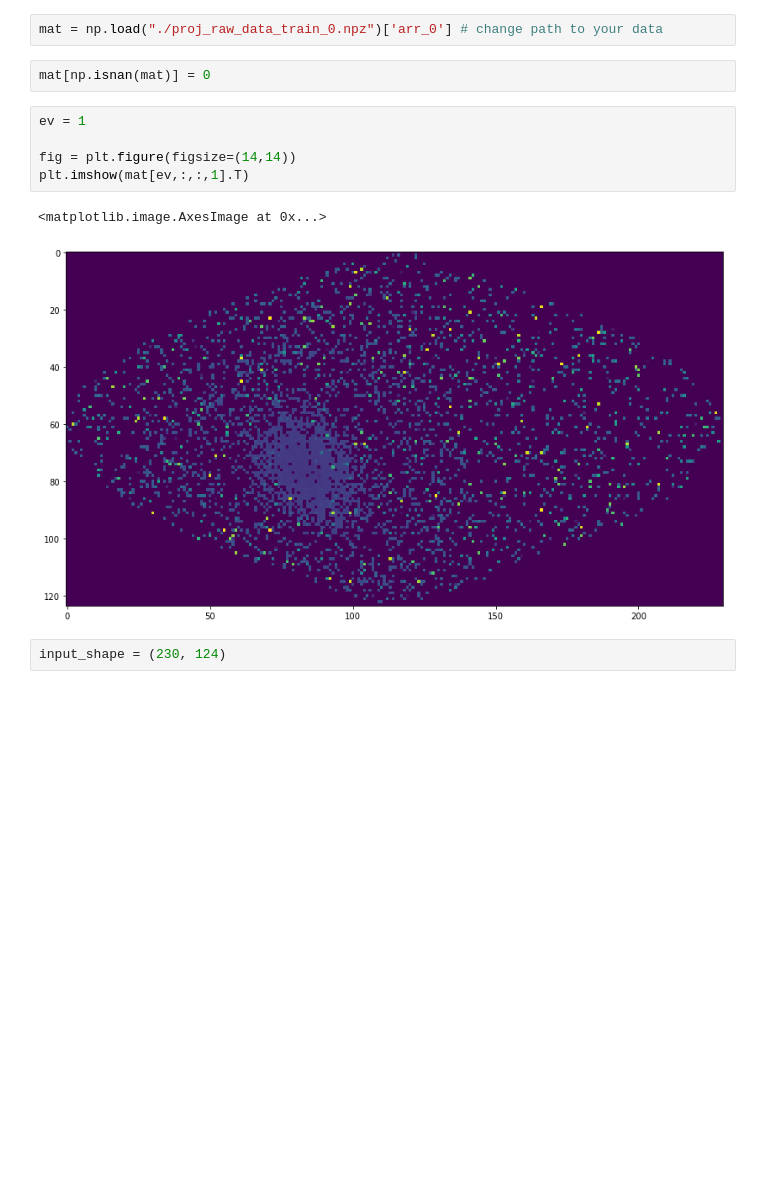
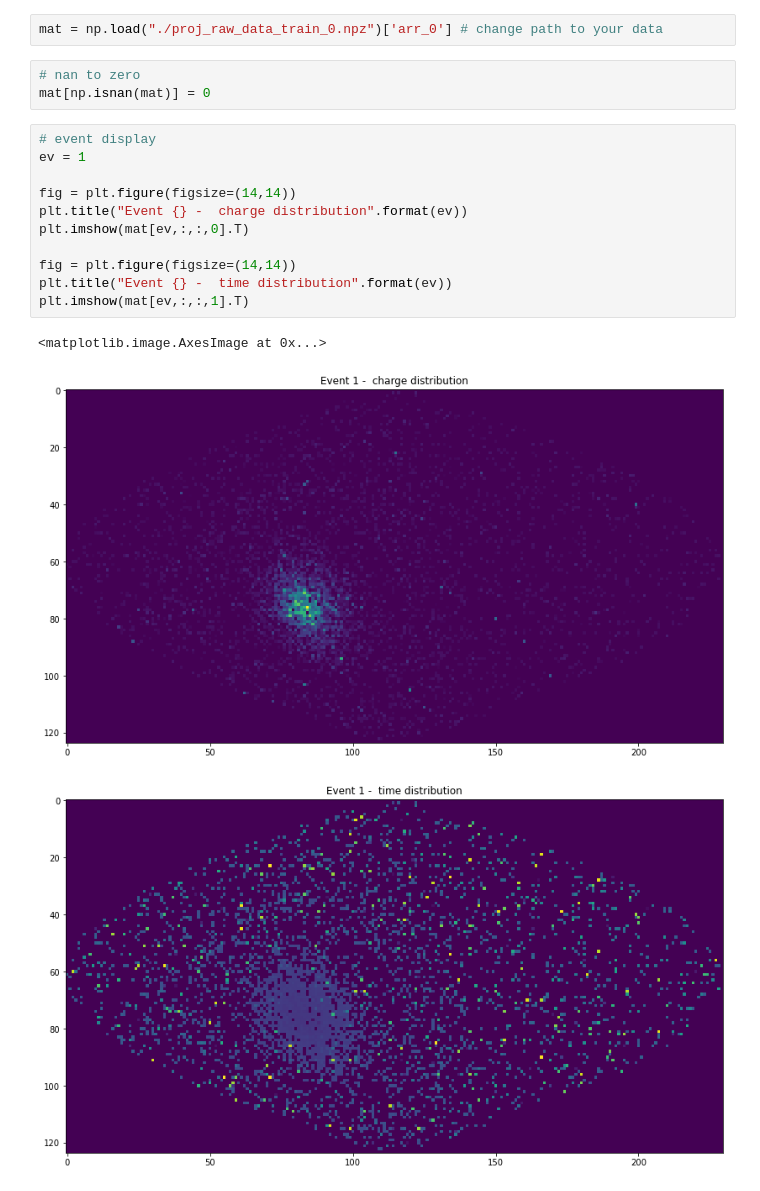
Before and after one commit to niklai99/qcnn4juno, a Jupyter notebook: qcnn/franceschetto_qcnn.ipynb, the cells around one changed output. Cells and saved outputs as stored; diff of their text form; blank space fills up the shorter version.

```diff
--- a/qcnn/franceschetto_qcnn.ipynb
+++ b/qcnn/franceschetto_qcnn.ipynb
@@ -25,14 +28,20 @@ To enable them in other operations, rebuild TensorFlow with the appropriate comp
 # %%
 mat = np.load("./proj_raw_data_train_0.npz")['arr_0'] # change path to your data
 # %%
+# nan to zero
 mat[np.isnan(mat)] = 0
 # %%
+# event display
 ev = 1
 
 fig = plt.figure(figsize=(14,14))
+plt.title("Event {} -  charge distribution".format(ev))
+plt.imshow(mat[ev,:,:,0].T)
+
+fig = plt.figure(figsize=(14,14))
+plt.title("Event {} -  time distribution".format(ev))
 plt.imshow(mat[ev,:,:,1].T)
 # %% [output]
 <matplotlib.image.AxesImage at 0x...>
-[figure, old version]
+[figure, new version]
+[figure, added]
-# %%
-input_shape = (230, 124)
```
Also changed, not shown: parts of 20 cells of this notebook.
